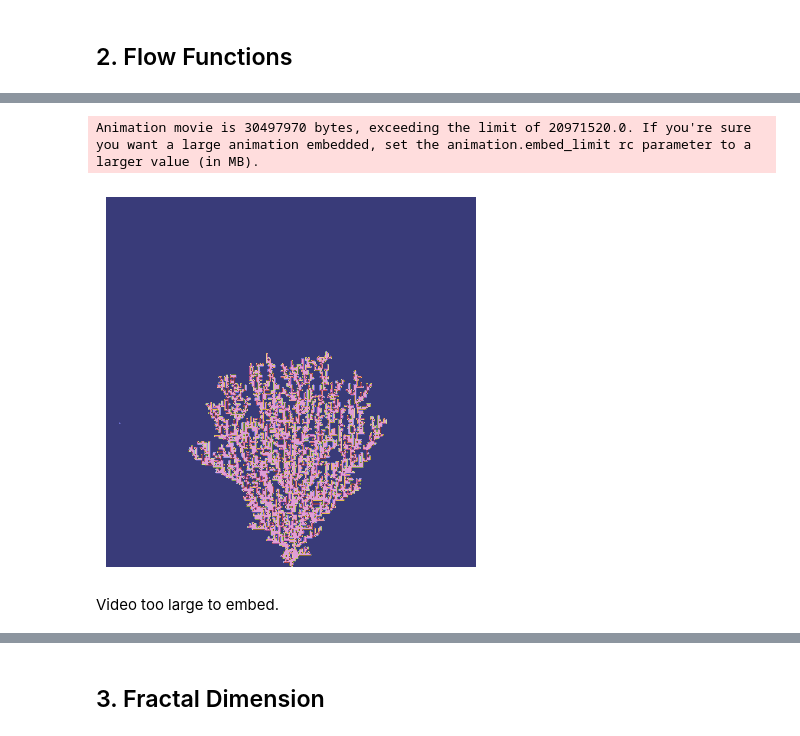
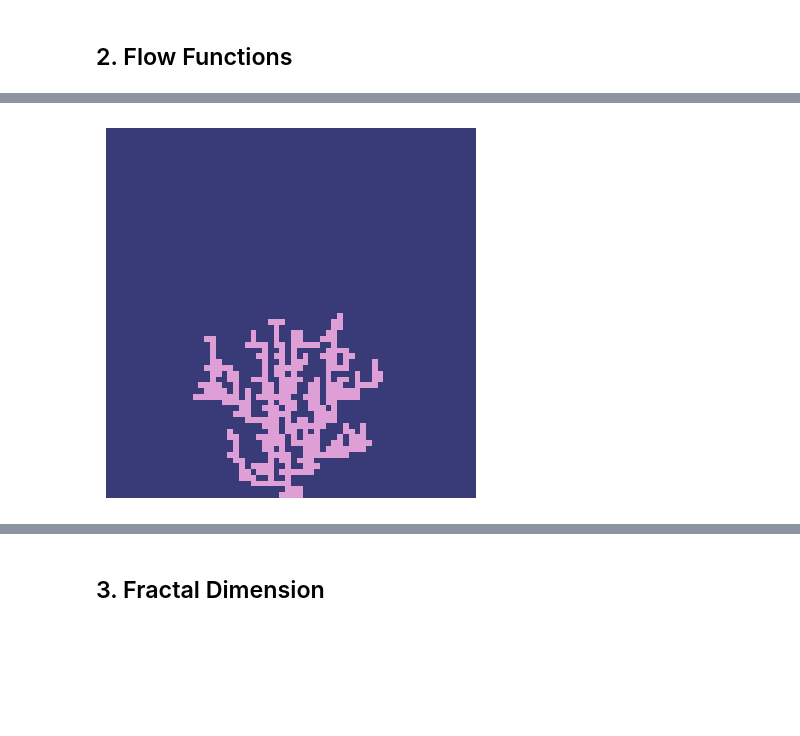
Before and after one commit to mboyan/complex-system-simulation, a Jupyter notebook: Project/Code/ProjectNotebook.ipynb, the cells around one changed output, grey strips where cells are left out. Drawn from its saved outputs; the diff is of its cells as text; code cells hidden in the pictures; blank space fills up the shorter version.

```diff
--- a/Project/Code/ProjectNotebook.ipynb
+++ b/Project/Code/ProjectNotebook.ipynb
@@ -27,21 +27,18 @@ reload(dm)
 # %%
 # Time / space parameters
-size = 256
-steps = 5000
+size = 64
+steps = 1000
 
 # Environment parameters
 Moore = False
 obstacle = None
-# drift_vec = [0, 0, -1]
-# sun_vec = [0, 0, -1]
-# periodic = (False, False, False)
 drift_vec = [0, -1]
 sun_vec = [0, -1]
 periodic = (False, False)
+n_seeds = 1
 
 # Initialize lattice
-seeds = np.array([(int(size/2), 0)])
-# seeds = np.array([(int(size/2), int(size/2), 0)])
+seeds = dm.init_seeds_bottom(size, n_seeds)
 lattice = dm.init_lattice(size, seeds)
 
 # Initialize obstacle lattice
@@ -52,33 +49,31 @@ if obstacle is not None:
 
 # Initialize particles
 particle_density = 0.1
 particles = dm.init_particles(lattice, particle_density, obstacles=obstacle)
 
 # Arrays for storing time frames
 # lattice_frames = np.empty((steps, size, size, size))
 lattice_frames = np.empty((steps, size, size))
 particles_frames = np.empty_like(lattice_frames)
 
 current_lattice = np.array(lattice)
 current_particles = np.array(particles)
 for step in range(steps):
 
     # Record current state
     lattice_frames[step] = np.array(current_lattice)
     particles_frames[step] = dm.particles_to_lattice(current_particles, size)
 
     # Move particles
     current_particles = dm.move_particles_diffuse(current_particles, current_lattice, periodic=periodic, moore=Moore, obstacles=obstacle, drift_vec=drift_vec, regen_bndry=False)
 
     # Aggregate particles
     current_lattice, current_particles = dm.aggregate_particles(current_particles, current_lattice, None, moore=Moore, obstacles=obstacle, sun_vec=sun_vec)
     # print(f"step {step}: {current_lattice}")
 
 # vt.animate_lattice(lattice_frames, interval=100)
 vt.animate_lattice((lattice_frames*5 + particles_frames)/6, interval=100)
 # obstacle_frames = np.array([obstacle for _ in lattice_frames])
 # vt.animate_lattice((lattice_frames*5 + particles_frames + obstacle*2)/8, interval=100)
 # %% [output]
-Animation movie is 30497970 bytes, exceeding the limit of 20971520.0. If you're sure you want a large animation embedded, set the animation.embed_limit rc parameter to a larger value (in MB).
-[figure, old version]
+[figure, new version]
-Video too large to embed.
```
Also changed, not shown: parts of 13 cells of this notebook, 4 other files.
